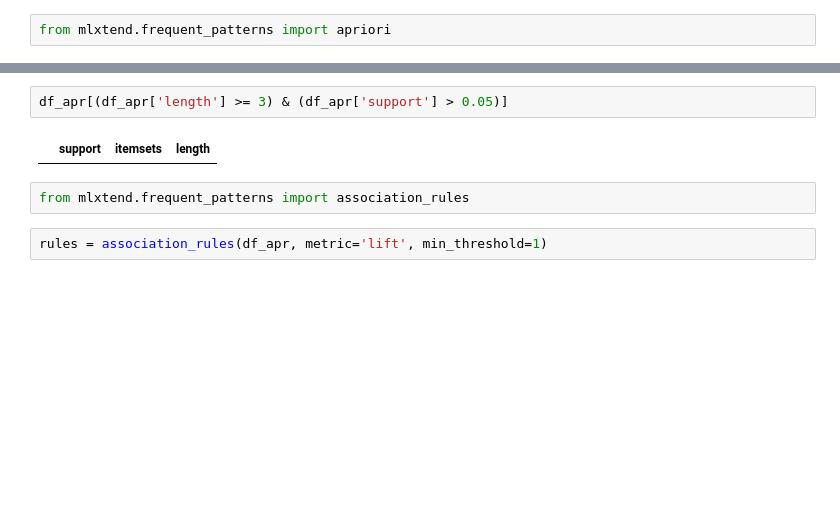
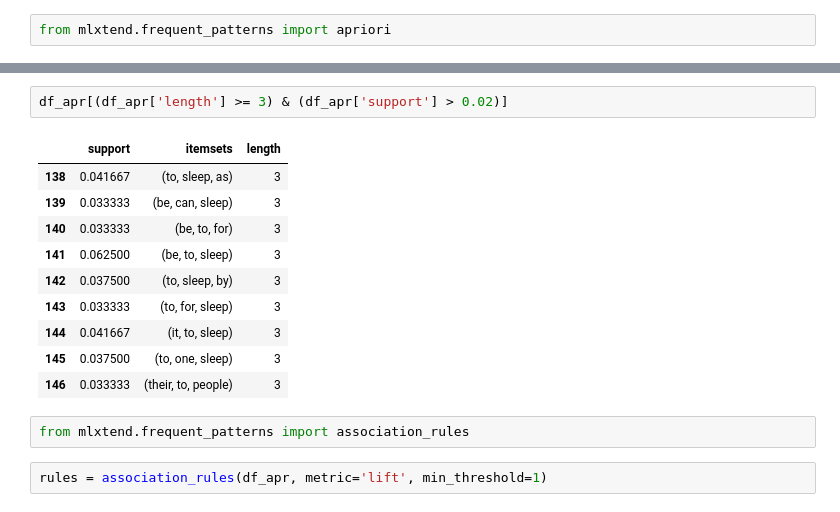
Before and after one commit to kai2128/DM_Assignment, a Jupyter notebook: Q4/q4.ipynb, the cells around one changed output, grey strips where cells are left out. Saved outputs shown, nothing was run; the diff lists cells and outputs as text; blank space fills up the shorter version.

```diff
--- a/Q4/q4.ipynb
+++ b/Q4/q4.ipynb
@@ -158,7 +185,16 @@ df_apr.sample(3)
 # %%
-df_apr[(df_apr['length'] >= 3) & (df_apr['support'] > 0.05)]
+df_apr[(df_apr['length'] >= 3) & (df_apr['support'] > 0.02)]
 # %% [output]
 |  | support | itemsets | length |
+| 138 | 0.041667 | (to, sleep, as) | 3 |
+| 139 | 0.033333 | (be, can, sleep) | 3 |
+| 140 | 0.033333 | (be, to, for) | 3 |
+| 141 | 0.062500 | (be, to, sleep) | 3 |
+| 142 | 0.037500 | (to, sleep, by) | 3 |
+| 143 | 0.033333 | (to, for, sleep) | 3 |
+| 144 | 0.041667 | (it, to, sleep) | 3 |
+| 145 | 0.037500 | (to, one, sleep) | 3 |
+| 146 | 0.033333 | (their, to, people) | 3 |
 # %%
 from mlxtend.frequent_patterns import association_rules
 # %%
```
Also changed, not shown: parts of 11 cells of this notebook.
